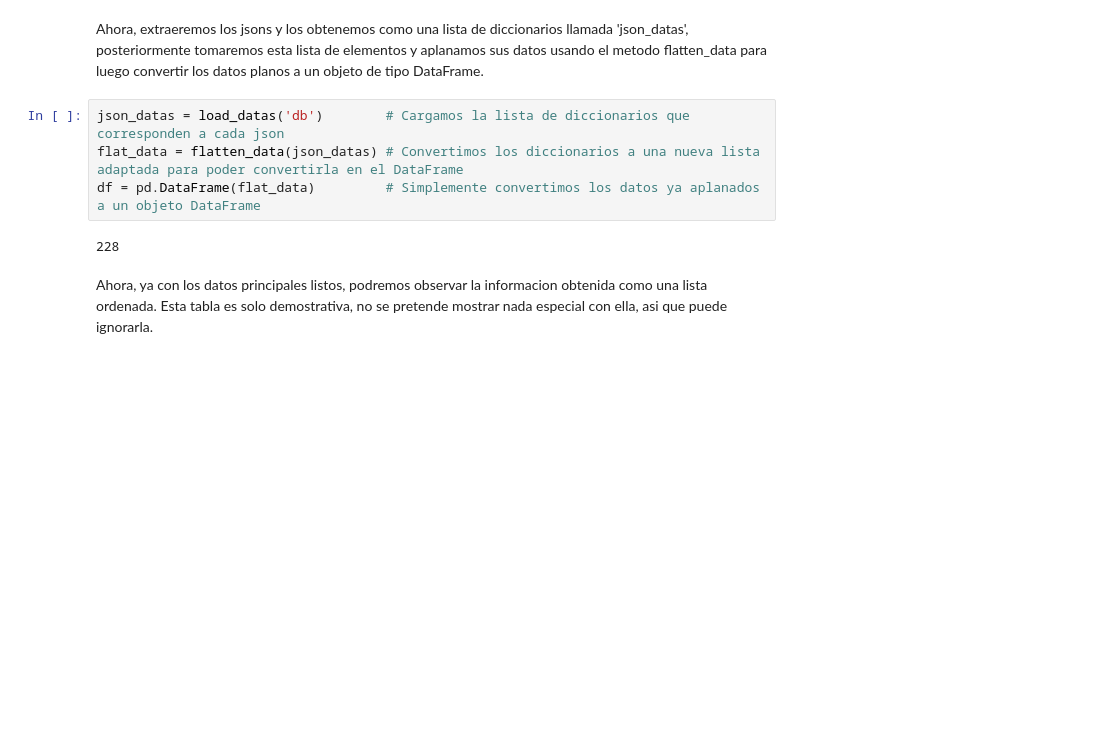
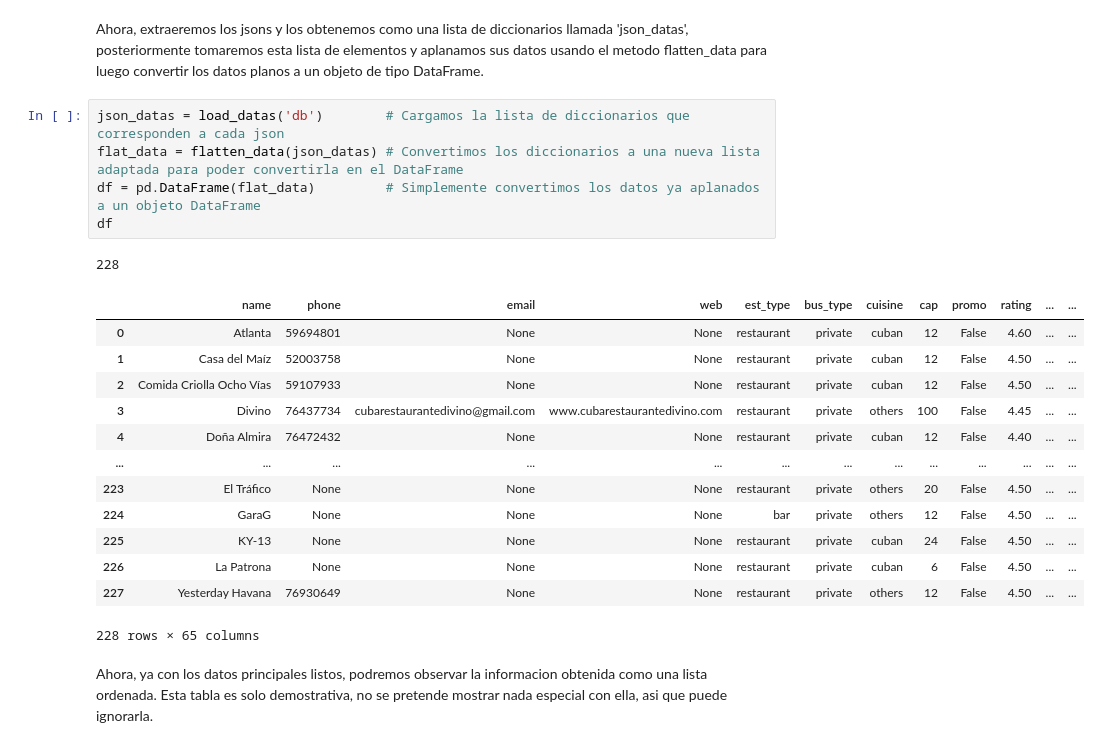
Before and after one commit to Retype15/invest_of_restaurants_and_bars, a Jupyter notebook: Main.ipynb, the cells around one changed output. Drawn from its saved outputs; the diff is of its cells as text; blank space fills up the shorter version.

```diff
--- a/Main.ipynb
+++ b/Main.ipynb
@@ -13,9 +13,23 @@ Ahora, extraeremos los jsons y los obtenemos como una lista de diccionarios llam
 # %%
 json_datas = load_datas('db')        # Cargamos la lista de diccionarios que corresponden a cada json
 flat_data = flatten_data(json_datas) # Convertimos los diccionarios a una nueva lista adaptada para poder convertirla en el DataFrame
 df = pd.DataFrame(flat_data)         # Simplemente convertimos los datos ya aplanados a un objeto DataFrame
+df
 # %% [output]
 228
+|  | name | phone | email | web | est_type | bus_type | cuisine | cap | promo | rating | ... | ... |
+| 0 | Atlanta | 59694801 | None | None | restaurant | private | cuban | 12 | False | 4.60 | ... | ... |
+| 1 | Casa del Maíz | 52003758 | None | None | restaurant | private | cuban | 12 | False | 4.50 | ... | ... |
+| 2 | Comida Criolla Ocho Vías | 59107933 | None | None | restaurant | private | cuban | 12 | False | 4.50 | ... | ... |
+| 3 | Divino | 76437734 | cubarestaurantedivino@gmail.com | www.cubarestaurantedivino.com | restaurant | private | others | 100 | False | 4.45 | ... | ... |
+| 4 | Doña Almira | 76472432 | None | None | restaurant | private | cuban | 12 | False | 4.40 | ... | ... |
+| ... | ... | ... | ... | ... | ... | ... | ... | ... | ... | ... | ... | ... |
+| 223 | El Tráfico | None | None | None | restaurant | private | others | 20 | False | 4.50 | ... | ... |
+| 224 | GaraG | None | None | None | bar | private | others | 12 | False | 4.50 | ... | ... |
+| 225 | KY-13 | None | None | None | restaurant | private | cuban | 24 | False | 4.50 | ... | ... |
+| 226 | La Patrona | None | None | None | restaurant | private | cuban | 6 | False | 4.50 | ... | ... |
+| 227 | Yesterday Havana | 76930649 | None | None | restaurant | private | others | 12 | False | 4.50 | ... | ... |
+228 rows × 65 columns
 # %% [markdown]
 Ahora, ya con los datos principales listos, podremos observar la informacion obtenida como una lista ordenada. Esta tabla es solo demostrativa, no se pretende mostrar nada especial con ella, asi que puede ignorarla.
 # %%
```
Also changed, not shown: parts of 3 cells of this notebook, 2 other files.
